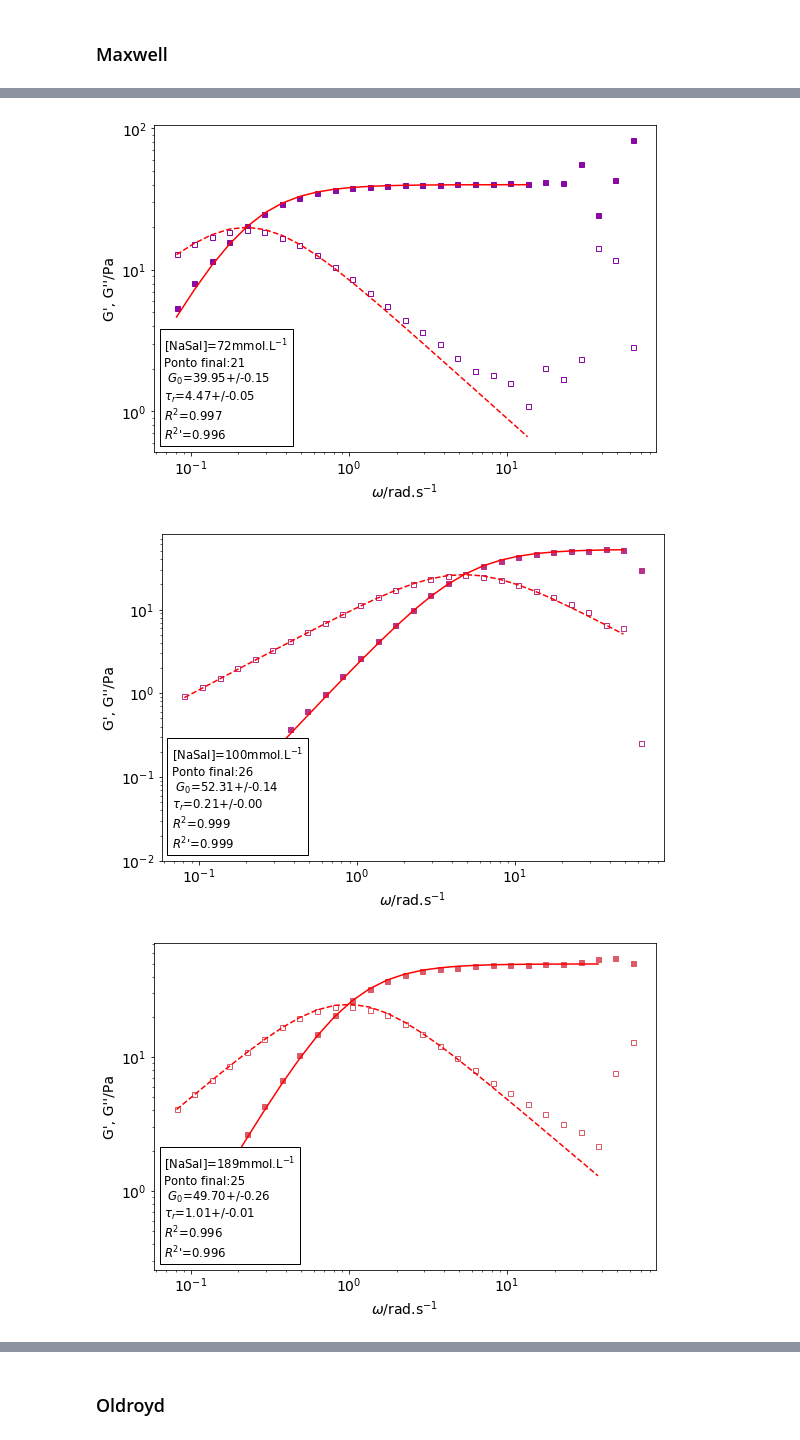
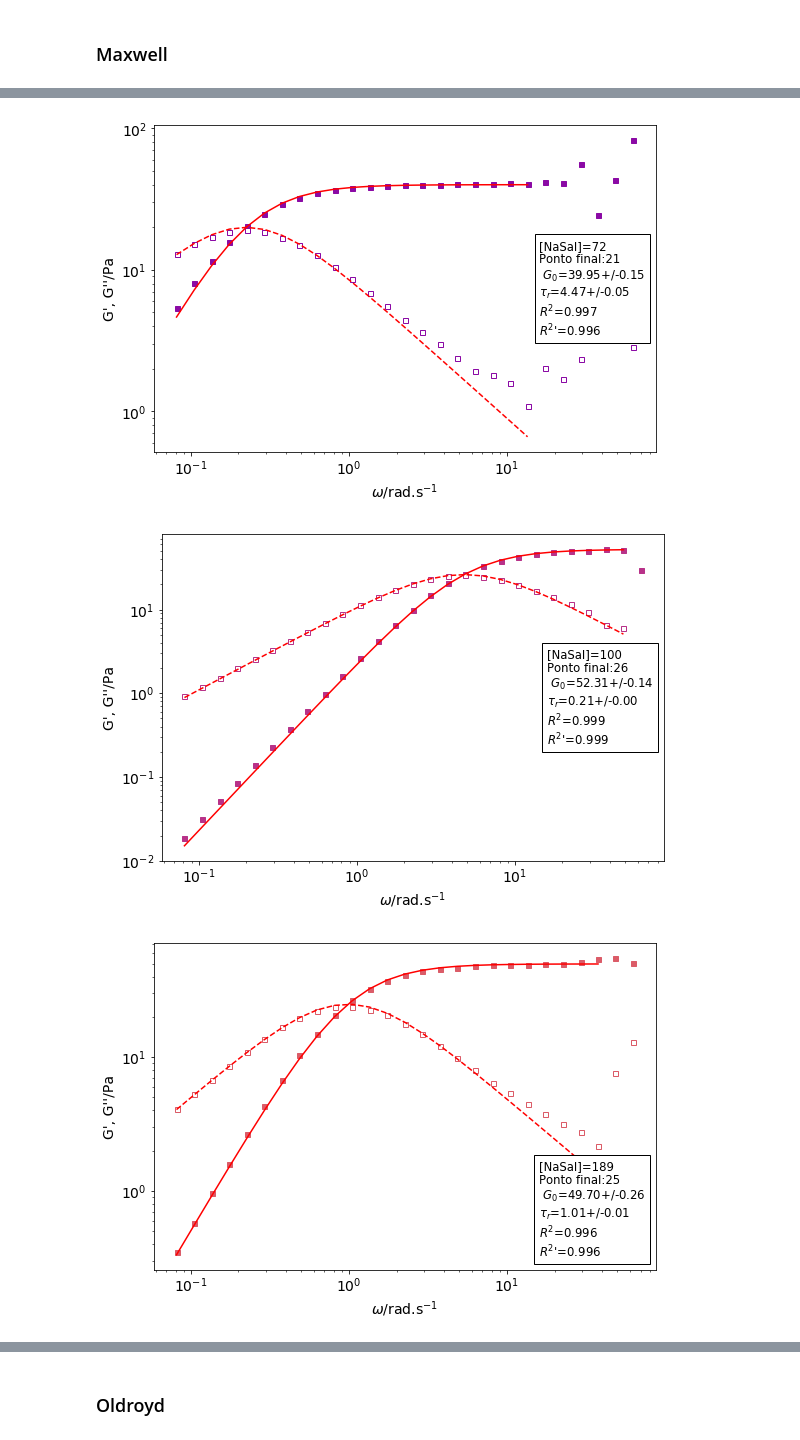
Before and after one commit to KarlClinckspoor/Tese, a Jupyter notebook: imagens/notebooks/dados experimentais/reologia_oscilatórios/água detalhado/Plots e ajustes - Água.ipynb, the cells around one changed output, grey strips where cells are left out. Drawn from its saved outputs; the diff is of its cells as text; code cells hidden in the pictures.

Commit message:
ADIT: colecole, inicio escrita oscilatorio

```diff
--- a/imagens/notebooks/dados experimentais/reologia_oscilatórios/água detalhado/Plots e ajustes - Água.ipynb
+++ b/imagens/notebooks/dados experimentais/reologia_oscilatórios/água detalhado/Plots e ajustes - Água.ipynb
@@ -48,7 +48,7 @@ files
 # %% [markdown]
 # Plotando todos em um gráfico só
 # %%
-#concs = []
+mpl.rcParams.update({'font.size': 14, 'text.usetex':False})
 cores = plt.cm.plasma(np.arange(0, len(files))/len(files))
 
 padrao_osc = {'linewidth':0, 'marker':'s', 'markersize':5}
@@ -405,13 +405,14 @@ resultado_ajuste = namedtuple('Resultados', ['conc', 'params', 'param_errs', 'R2
 # %%
 cores = plt.cm.plasma(np.arange(0, len(fbons))/len(fbons))
 resultados_maxwell = []
+locs = {35:3, 60:7, 72:7, 100:7, 189:4, 260:7, 365:4}
 
 with open('ajuste_maxwell.csv', 'w') as fhand:
     fhand.write('c;pto_final;g0;g0err;tr;trerr;R2;R2lin\n')
 
-for file in fbons:
-    temp_pd = pd.read_csv(file, encoding='utf8', delimiter=';', decimal=',')
-    files_pd.append(temp_pd)
+#for file in fbons:
+#    temp_pd = pd.read_csv(file, encoding='utf8', delimiter=';', decimal=',')
+#    files_pd.append(temp_pd)
 
 for i, file in enumerate(fbons):
 
@@ -466,7 +467,7 @@ for i, file in enumerate(fbons):
     ax.set(xlabel=r'$\omega$/rad.s$^{-1}$', ylabel="G', G''/Pa", xscale='log', yscale='log')
 
     total_text= (rf'[NaSal]={c}'
-                 'mmol.L$^{-1}$'
+                 #'mmol.L$^{-1}$'
                  '\n'
                 rf'Ponto final:{final}'
                 '\n'
@@ -478,7 +479,7 @@ for i, file in enumerate(fbons):
                 '\n'
                 rf"$R^2$'={R2lin:.3f}")
 
-    anchored_text = AnchoredText(total_text, loc=3, frameon=True, prop={'fontsize':'small'}, )
+    anchored_text = AnchoredText(total_text, loc=locs[int(c)], frameon=True, prop={'fontsize':'small'}, )
     ax.add_artist(anchored_text)
 
     with open('ajuste_maxwell.csv', 'a') as fhand:
@@ -500,4 +501,5 @@ for i, file in enumerate(fbons):
     resultado = resultado_ajuste(c, [G0_fit.value, tr_fit.value], [G0_fit.stderr, tr_fit.stderr],
                                 R2, R2lin)
     resultados_maxwell.append(resultado)
+    fig.savefig(fr'../../../../reologia/oscilatorio_agua_{c}.pdf')
 # %% [output]
@@ -506,3 +508,3 @@ for i, file in enumerate(fbons):
-[figure, old version]
+[figure, new version]
-[figure, old version]
+[figure, new version]
-[figure, old version]
+[figure, new version]
```
Also changed, not shown: parts of 12 cells of this notebook, 21 other files.
